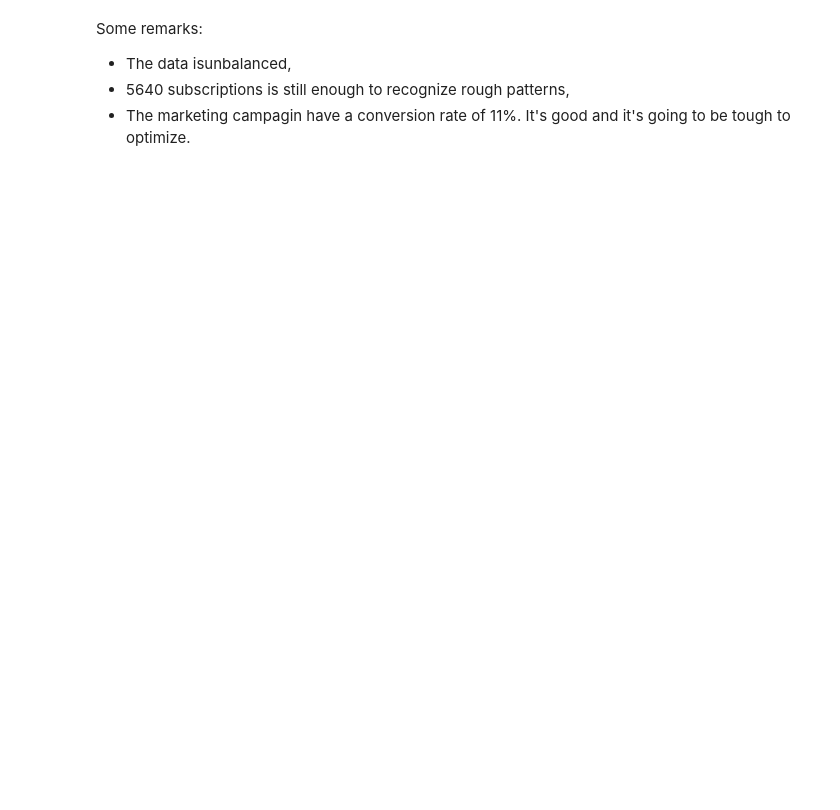
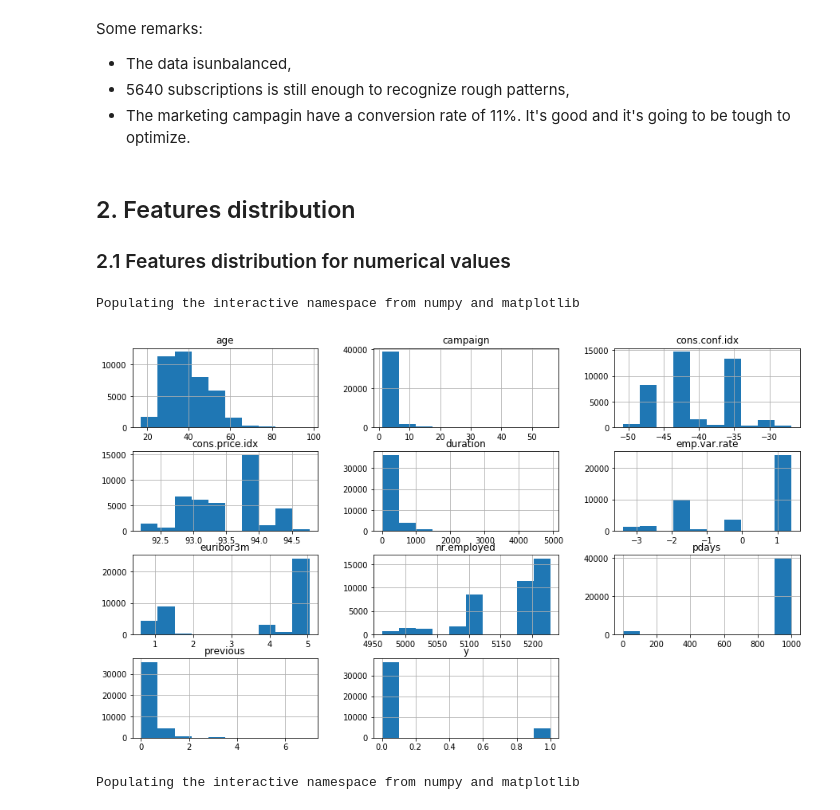
Before and after one commit to gobert/bank-telemarketing, a Jupyter notebook: data-analyze.ipynb, the cells around one changed output. Cells and saved outputs as stored; diff of their text form; code cells hidden in the pictures; blank space fills up the shorter version.

Commit message:
Add analyze on features distribution

```diff
--- a/data-analyze.ipynb
+++ b/data-analyze.ipynb
@@ -41,3 +45,19 @@ Some remarks:
 - The data isunbalanced,
 - 5640 subscriptions is still enough to recognize rough patterns,
 - The marketing campagin have a conversion rate of 11%. It's good and it's going to be tough to optimize.
+# %% [markdown]
+## 2. Features distribution
+### 2.1 Features distribution for numerical values
+# %%
+%pylab inline
+pylab.rcParams['figure.figsize'] = (15, 9)
+
+data.hist()
+plt.show()
+
+%pylab inline
+pylab.rcParams['figure.figsize'] = (10, 6)
+# %% [output]
+Populating the interactive namespace from numpy and matplotlib
+[figure, added]
+Populating the interactive namespace from numpy and matplotlib
```
Also changed, not shown: parts of 5 cells of this notebook.
